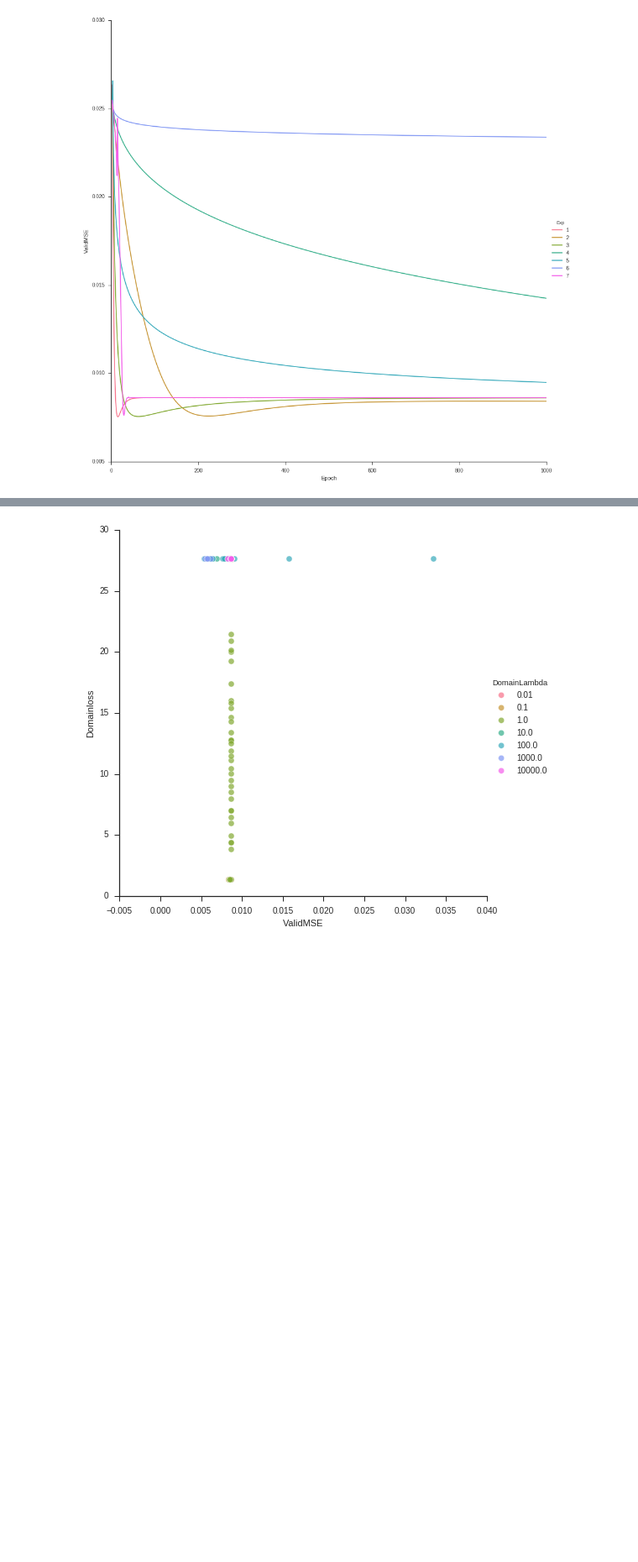
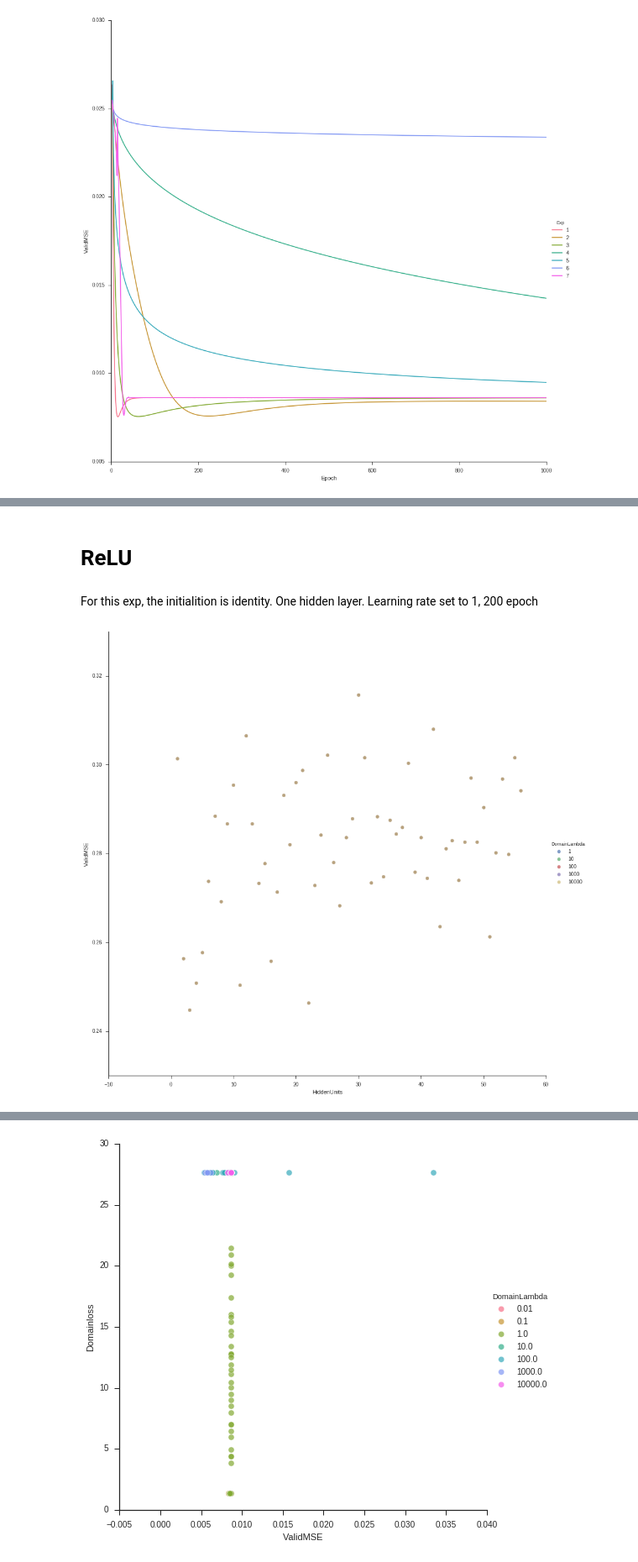
Before and after one commit to fengsy868/Dann-EEG, a Jupyter notebook: Ploting.ipynb, the cells around one changed output, grey strips where cells are left out. Shown: that part at 84% size. Saved outputs shown, nothing was run; the diff lists cells and outputs as text; code cells hidden in the pictures; blank space fills up the shorter version.

```diff
--- a/Ploting.ipynb
+++ b/Ploting.ipynb
@@ -38,0 +45,14 @@ g.add_legend();
+# %% [markdown]
+# ReLU
+# %% [markdown]
+For this exp, the initialition is identity. One hidden layer. Learning rate set to 1, 200 epoch
+# %%
+filepath = 'exp2/exp_ReLU.csv'
+exp2_relu = pd.read_csv(filepath)
+g = sns.FacetGrid(exp2_relu,hue="DomainLambda", size=13)
+#g = sns.FacetGrid(exp2_relu,col_wrap=2, col="DomainLambda", size=6)
+#g.map(plt.plot, "HiddenUnits", "ValidMSE")
+g.map(plt.scatter, "HiddenUnits", "ValidMSE", s=50, alpha=0.7, linewidth=.5, edgecolor="white")
+g.add_legend();
+# %% [output]
+[figure, added]
```
Also changed, not shown: parts of 9 cells of this notebook, 4 other files.
